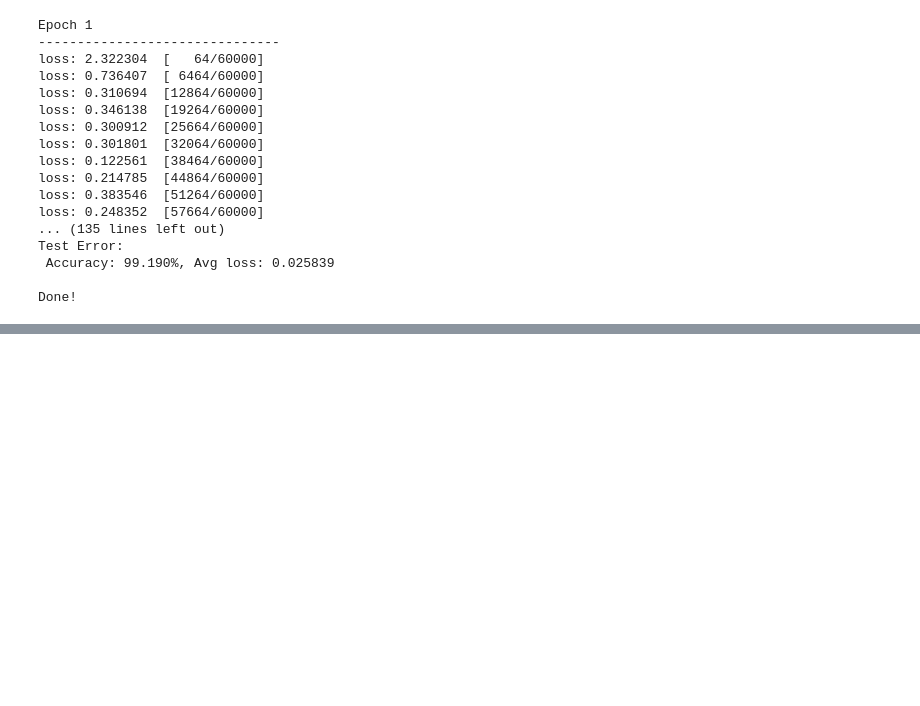
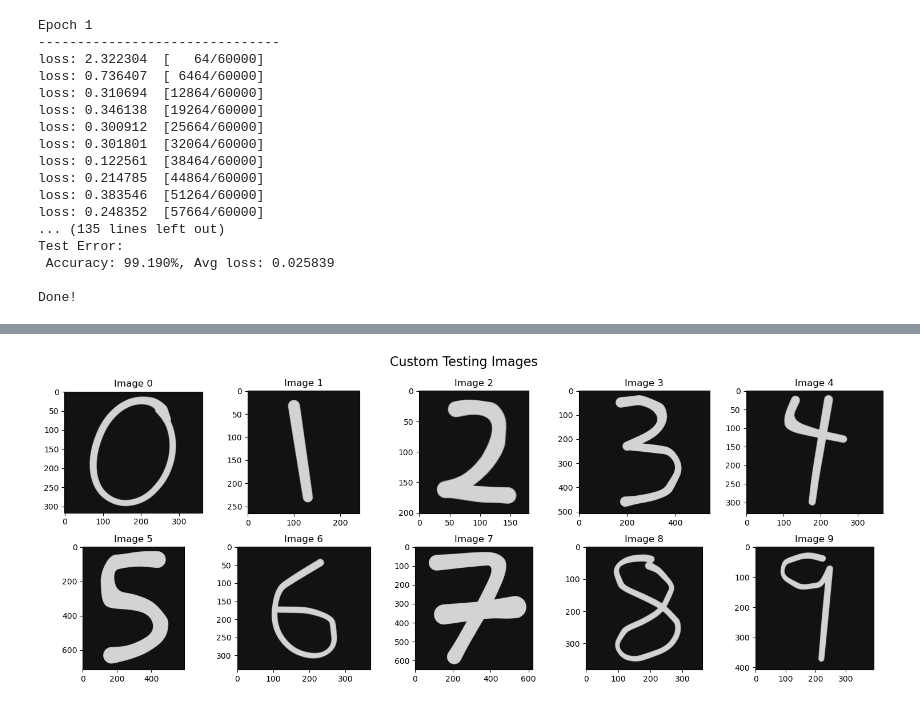
Before and after one commit to dancheung555/Machine-Learning-Data-Analysis, a Jupyter notebook: Convolutional Neural Network (MNIST handwritten digits)/main.ipynb, the cells around one changed output, grey strips where cells are left out. Cells and saved outputs as stored; diff of their text form; code cells hidden in the pictures; blank space fills up the shorter version.

Commit message:
Added custom image testing, 8/10 classified correctly (4 and 9 incorrect)

```diff
--- a/Convolutional Neural Network (MNIST handwritten digits)/main.ipynb
+++ b/Convolutional Neural Network (MNIST handwritten digits)/main.ipynb
@@ -170,3 +172,30 @@ Test Error:
  Accuracy: 99.190%, Avg loss: 0.025839
 
 Done!
+# %%
+from PIL import Image
+def predict_custom_image(image_path, model):
+    transform = transforms.Compose([
+        transforms.Grayscale(num_output_channels=1),
+        transforms.Resize((28, 28)),
+        transforms.ToTensor(),
+        transforms.Normalize((0.1307,), (0.3081,))
+    ])
+
+    image = Image.open(image_path)
+    image_tensor = transform(image).unsqueeze(0)
+
+    model.eval()
+
+    with torch.no_grad():
+        output = model(image_tensor)
+        probabilities = torch.softmax(output, dim=1)
+        predicted_digit = torch.argmax(probabilities, dim=1).item()
+        confidence = probabilities[0][predicted_digit].item()
+
+    return predicted_digit, confidence
+
+for i in range(10):
+    predLabel, confidence = predict_custom_image("custom_images/image"+str(i)+".png", model)
+    print("Predicted label:",predLabel,)
+    print("Confidence: ", confidence*100)
@@ -172,0 +223,20 @@ Done!
+# %%
+from PIL import Image
+
+img = Image.open('custom_images/image0.png')
+# img.show()
+
+fig, axes = plt.subplots(2, 5, figsize=(15, 6))
+fig.suptitle('Custom Testing Images', fontsize=16)
+
+axes = axes.flatten()
+
+for i in range(10):
+    img = Image.open("custom_images/image"+str(i)+".png")
+    axes[i].imshow(img)
+    axes[i].set_title(f'Image {i}')
+
+plt.tight_layout()
+plt.show()
+# %% [output]
+[figure, added]
```
Also changed, not shown: parts of 2 cells of this notebook.
